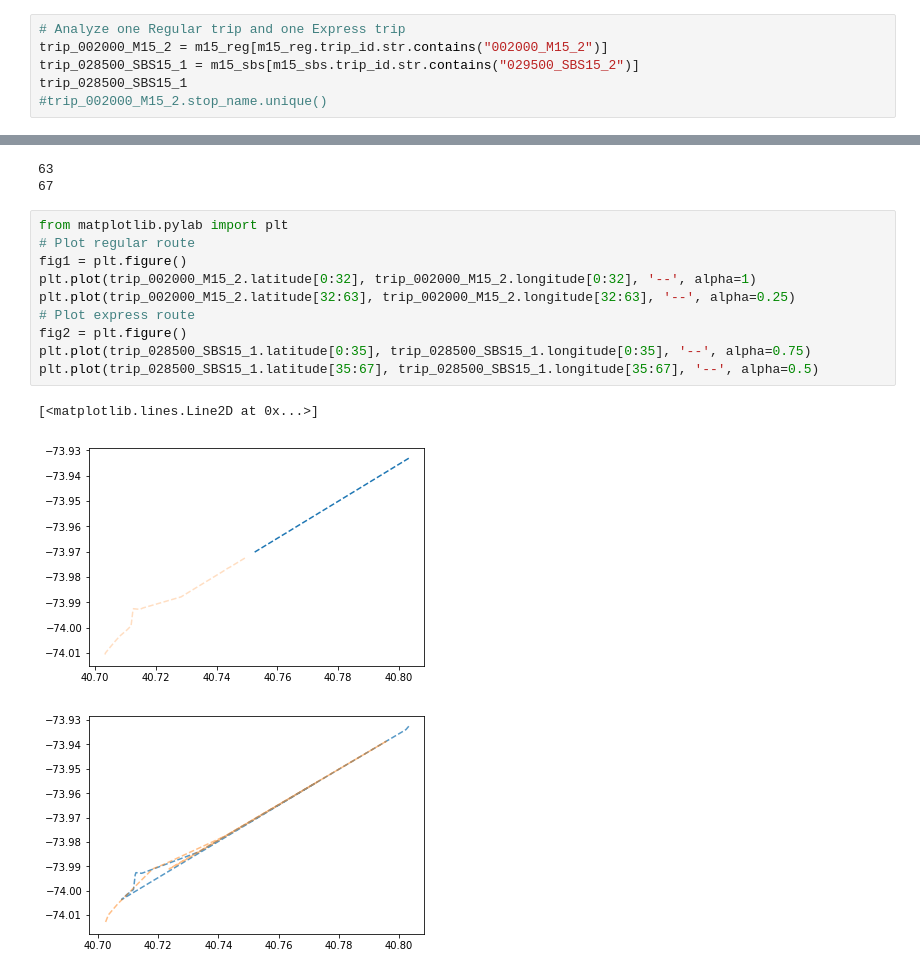
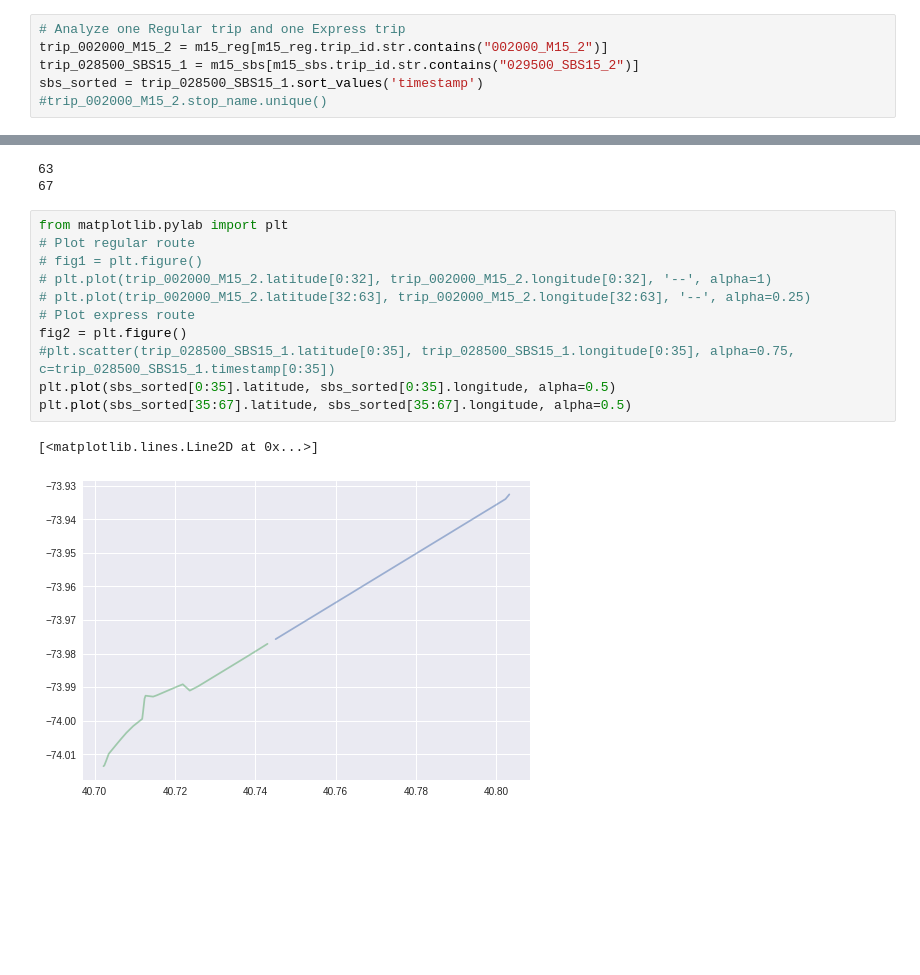
Before and after one commit to parthshah93/ads_2017, a Jupyter notebook: bustime_parth.ipynb, the cells around one changed output, grey strips where cells are left out. Saved outputs shown, nothing was run; the diff lists cells and outputs as text; blank space fills up the shorter version.

```diff
--- a/bustime_parth.ipynb
+++ b/bustime_parth.ipynb
@@ -94,5 +94,5 @@ The number of express M15 buses over 48 hours = 335
 # Analyze one Regular trip and one Express trip
 trip_002000_M15_2 = m15_reg[m15_reg.trip_id.str.contains("002000_M15_2")]
 trip_028500_SBS15_1 = m15_sbs[m15_sbs.trip_id.str.contains("029500_SBS15_2")]
-trip_028500_SBS15_1
+sbs_sorted = trip_028500_SBS15_1.sort_values('timestamp')
 #trip_002000_M15_2.stop_name.unique()
@@ -124,14 +105,14 @@ print(len(trip_028500_SBS15_1))
 # %%
 from matplotlib.pylab import plt
 # Plot regular route
-fig1 = plt.figure()
-plt.plot(trip_002000_M15_2.latitude[0:32], trip_002000_M15_2.longitude[0:32], '--', alpha=1)
-plt.plot(trip_002000_M15_2.latitude[32:63], trip_002000_M15_2.longitude[32:63], '--', alpha=0.25)
+# fig1 = plt.figure()
+# plt.plot(trip_002000_M15_2.latitude[0:32], trip_002000_M15_2.longitude[0:32], '--', alpha=1)
+# plt.plot(trip_002000_M15_2.latitude[32:63], trip_002000_M15_2.longitude[32:63], '--', alpha=0.25)
 # Plot express route
 fig2 = plt.figure()
-plt.plot(trip_028500_SBS15_1.latitude[0:35], trip_028500_SBS15_1.longitude[0:35], '--', alpha=0.75)
-plt.plot(trip_028500_SBS15_1.latitude[35:67], trip_028500_SBS15_1.longitude[35:67], '--', alpha=0.5)
+#plt.scatter(trip_028500_SBS15_1.latitude[0:35], trip_028500_SBS15_1.longitude[0:35], alpha=0.75, c=trip_028500_SBS15_1.timestamp[0:35])
+plt.plot(sbs_sorted[0:35].latitude, sbs_sorted[0:35].longitude, alpha=0.5)
+plt.plot(sbs_sorted[35:67].latitude, sbs_sorted[35:67].longitude, alpha=0.5)
 # %% [output]
 [<matplotlib.lines.Line2D at 0x...>]
-[figure, old version]
+[figure, new version]
-[figure, removed]
```
Also changed, not shown: parts of 3 cells of this notebook.
